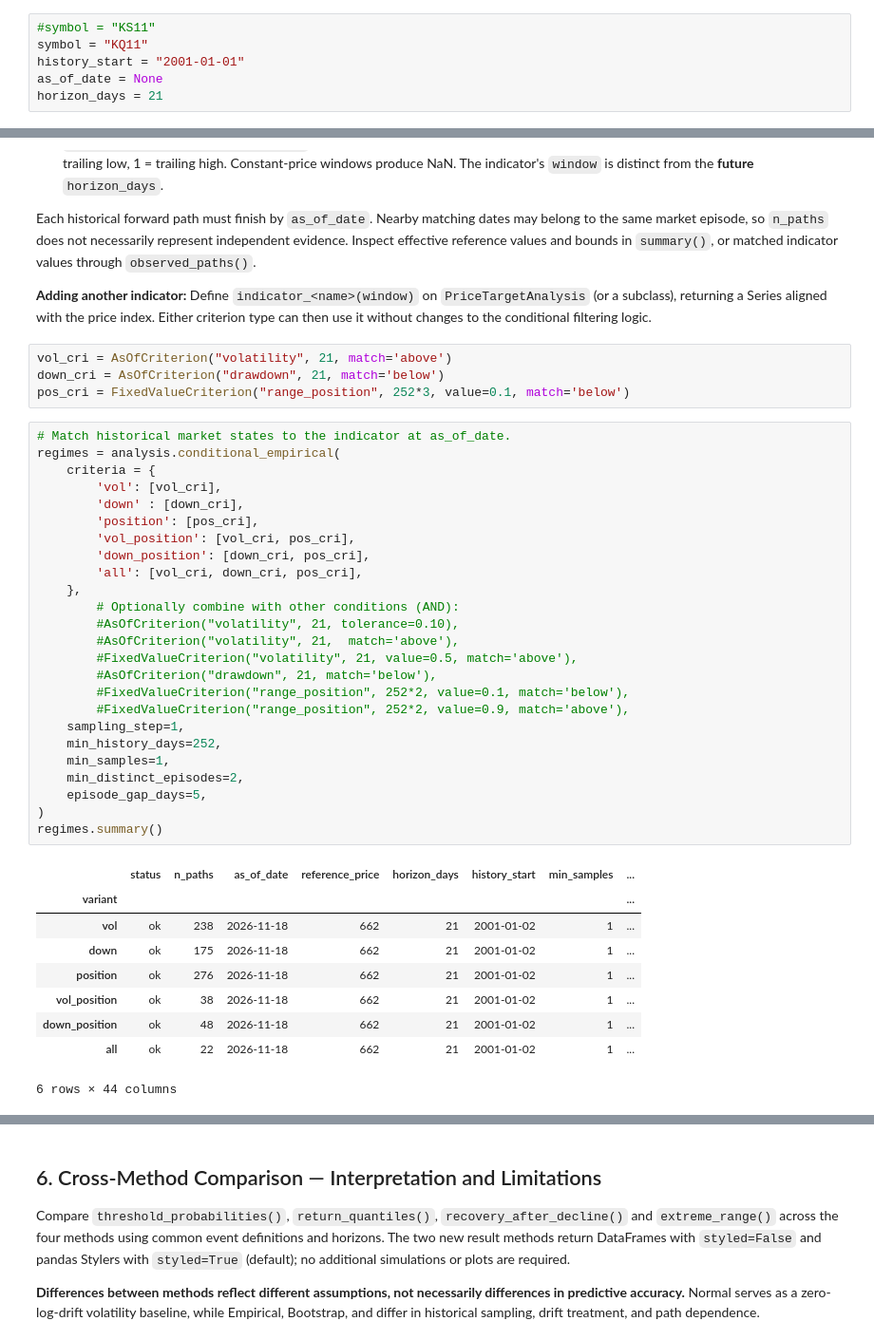
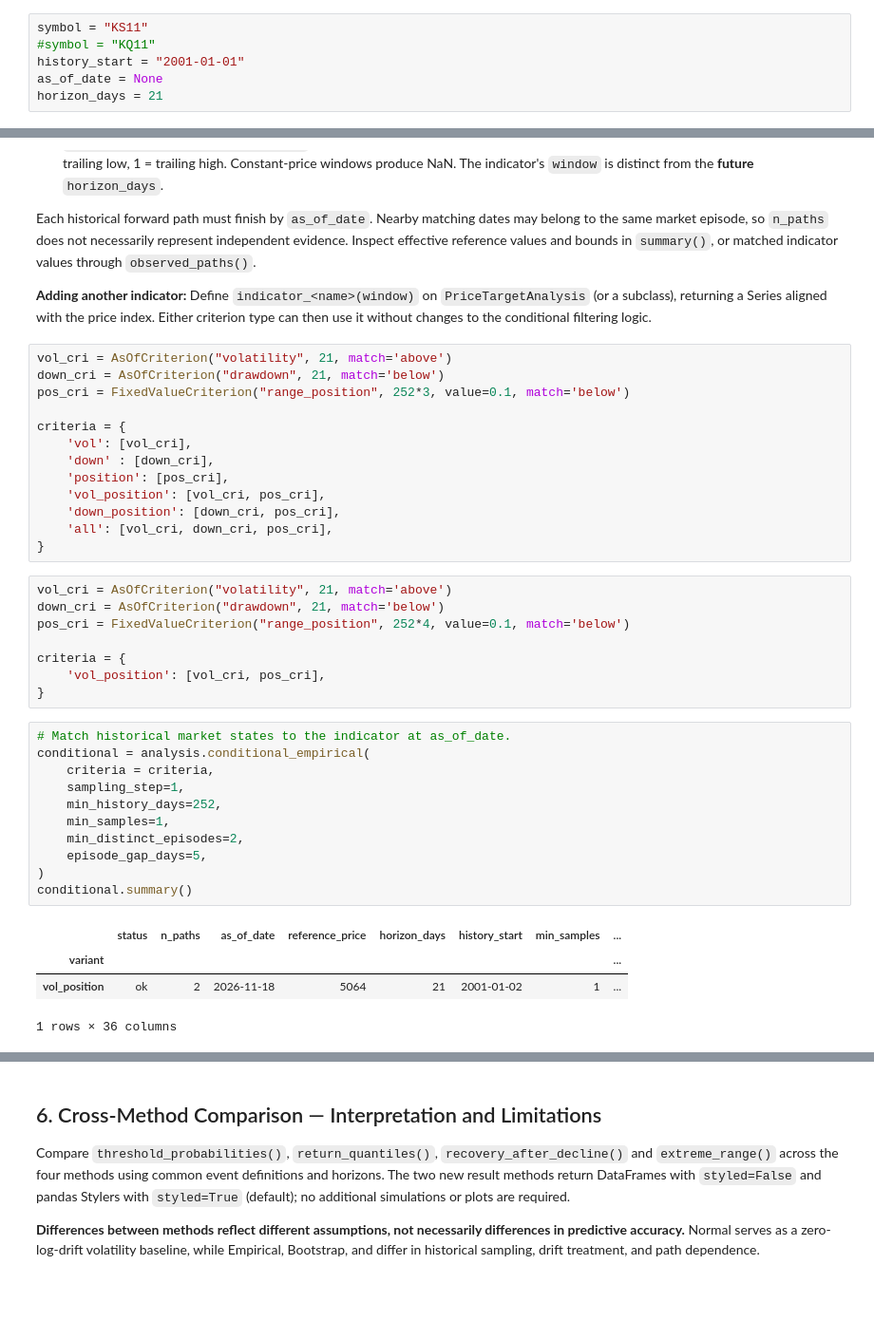
Before and after one commit to lbk209/portfolio_additional, a Jupyter notebook: price_target_analysis.ipynb, the cells around one changed output, grey strips where cells are left out. Shown at 95% size. Saved outputs shown, nothing was run; the diff lists cells and outputs as text; blank space fills up the shorter version.

```diff
--- a/price_target_analysis.ipynb
+++ b/price_target_analysis.ipynb
@@ -27,8 +27,8 @@ from price_target_analysis import (
     ModelComparison, load_prices,
 )
 # %%
-#symbol = "KS11"
-symbol = "KQ11"
+symbol = "KS11"
+#symbol = "KQ11"
 history_start = "2001-01-01"
 as_of_date = None
 horizon_days = 21
@@ -286,38 +293,36 @@ Each historical forward path must finish by `as_of_date`. Nearby matching dates
 vol_cri = AsOfCriterion("volatility", 21, match='above')
 down_cri = AsOfCriterion("drawdown", 21, match='below')
 pos_cri = FixedValueCriterion("range_position", 252*3, value=0.1, match='below')
+
+criteria = {
+    'vol': [vol_cri],
+    'down' : [down_cri],
+    'position': [pos_cri],
+    'vol_position': [vol_cri, pos_cri],
+    'down_position': [down_cri, pos_cri],
+    'all': [vol_cri, down_cri, pos_cri],
+}
+# %%
+vol_cri = AsOfCriterion("volatility", 21, match='above')
+down_cri = AsOfCriterion("drawdown", 21, match='below')
+pos_cri = FixedValueCriterion("range_position", 252*4, value=0.1, match='below')
+
+criteria = {
+    'vol_position': [vol_cri, pos_cri],
+}
 # %%
 # Match historical market states to the indicator at as_of_date.
-regimes = analysis.conditional_empirical(
-    criteria = {
-        'vol': [vol_cri],
-        'down' : [down_cri],
-        'position': [pos_cri],
-        'vol_position': [vol_cri, pos_cri],
-        'down_position': [down_cri, pos_cri],
-        'all': [vol_cri, down_cri, pos_cri],
-    },
-        # Optionally combine with other conditions (AND):
-        #AsOfCriterion("volatility", 21, tolerance=0.10),
-        #AsOfCriterion("volatility", 21,  match='above'),
-        #FixedValueCriterion("volatility", 21, value=0.5, match='above'),
-        #AsOfCriterion("drawdown", 21, match='below'),
-        #FixedValueCriterion("range_position", 252*2, value=0.1, match='below'),
-        #FixedValueCriterion("range_position", 252*2, value=0.9, match='above'),
+conditional = analysis.conditional_empirical(
+    criteria = criteria,
     sampling_step=1,
     min_history_days=252,
     min_samples=1,
     min_distinct_episodes=2,
     episode_gap_days=5,
 )
-regimes.summary()
+conditional.summary()
 # %% [output]
 |  | status | n_paths | as_of_date | reference_price | horizon_days | history_start | min_samples | ... |
 | variant |  |  |  |  |  |  |  | ... |
-| vol | ok | 238 | 2026-11-18 | 662 | 21 | 2001-01-02 | 1 | ... |
-| down | ok | 175 | 2026-11-18 | 662 | 21 | 2001-01-02 | 1 | ... |
-| position | ok | 276 | 2026-11-18 | 662 | 21 | 2001-01-02 | 1 | ... |
-| vol_position | ok | 38 | 2026-11-18 | 662 | 21 | 2001-01-02 | 1 | ... |
-| down_position | ok | 48 | 2026-11-18 | 662 | 21 | 2001-01-02 | 1 | ... |
-| all | ok | 22 | 2026-11-18 | 662 | 21 | 2001-01-02 | 1 | ... |
+| vol_position | ok | 2 | 2026-11-18 | 5064 | 21 | 2001-01-02 | 1 | ... |
-6 rows × 44 columns
+1 rows × 36 columns
```
Also changed, not shown: parts of 17 cells of this notebook, 1 other file.
